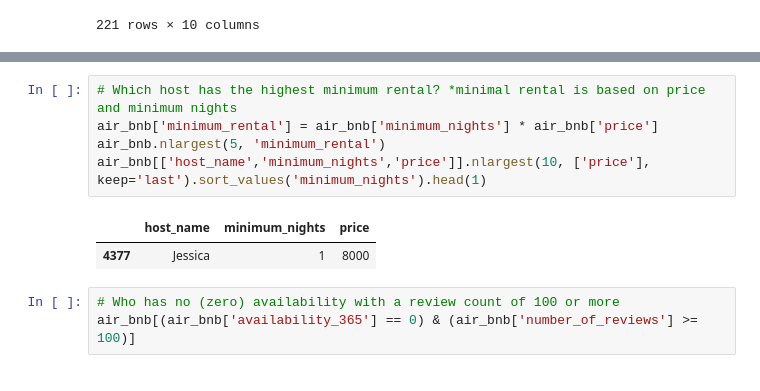
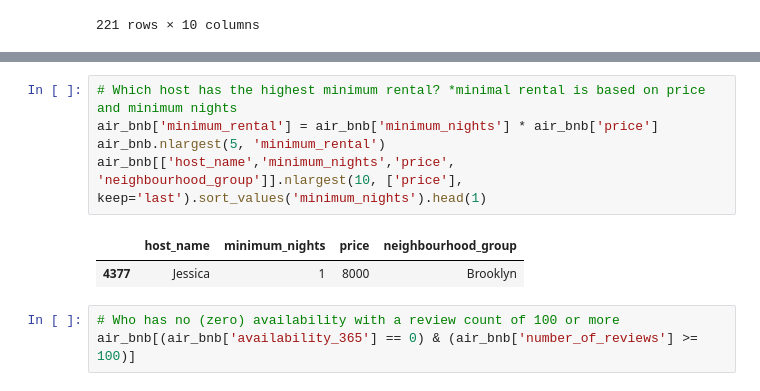
Before and after one commit to jdecee/Air_Bnb_project, a Jupyter notebook: Attempt1.ipynb, the cells around one changed output, grey strips where cells are left out. Cells and saved outputs as stored; diff of their text form.

```diff
--- a/Attempt1.ipynb
+++ b/Attempt1.ipynb
@@ -118,11 +118,11 @@ air_bnb.head()
 # %%
 # Which host has the highest minimum rental? *minimal rental is based on price and minimum nights
 air_bnb['minimum_rental'] = air_bnb['minimum_nights'] * air_bnb['price']
 air_bnb.nlargest(5, 'minimum_rental')
-air_bnb[['host_name','minimum_nights','price']].nlargest(10, ['price'], keep='last').sort_values('minimum_nights').head(1)
+air_bnb[['host_name','minimum_nights','price', 'neighbourhood_group']].nlargest(10, ['price'], keep='last').sort_values('minimum_nights').head(1)
 # %% [output]
-|  | host_name | minimum_nights | price |
-| 4377 | Jessica | 1 | 8000 |
+|  | host_name | minimum_nights | price | neighbourhood_group |
+| 4377 | Jessica | 1 | 8000 | Brooklyn |
 # %%
 # Who has no (zero) availability with a review count of 100 or more
 air_bnb[(air_bnb['availability_365'] == 0) & (air_bnb['number_of_reviews'] >= 100)]
```
Also changed, not shown: parts of 2 cells of this notebook.
